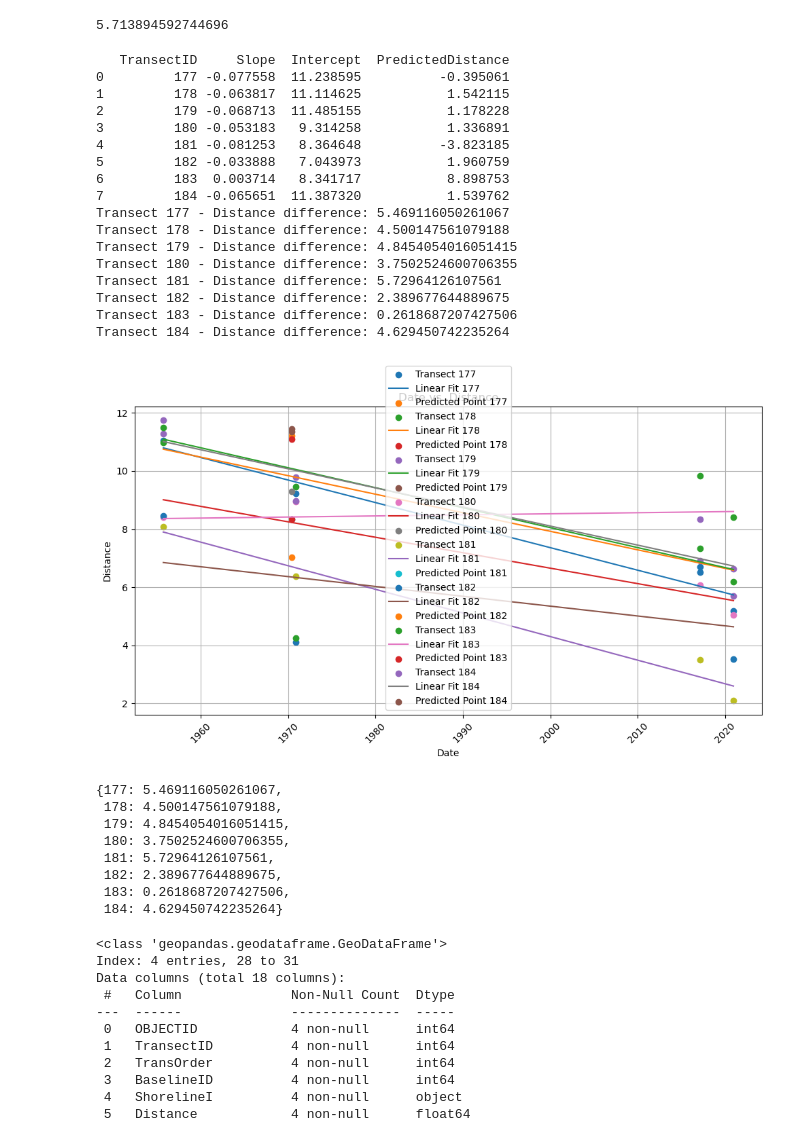
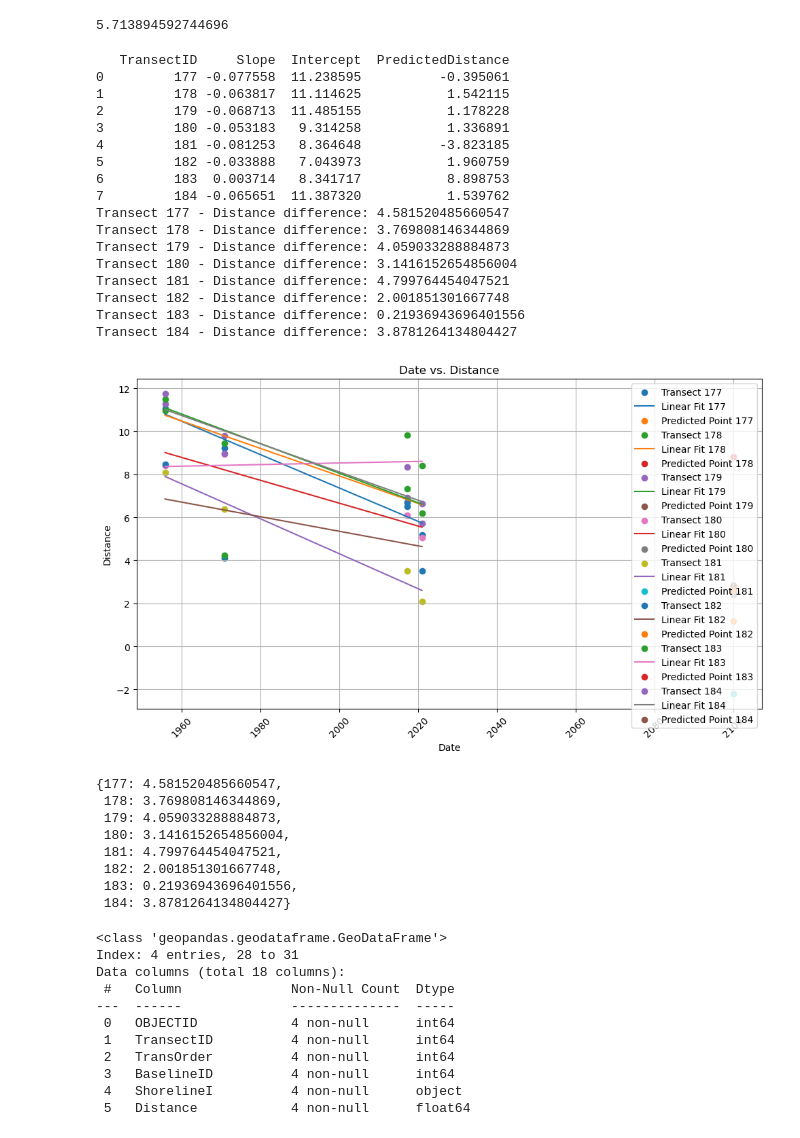
Before and after one commit to RNC-Research-Group/CliffErosion_Projections, a Jupyter notebook: Shoreline Projection Linear.ipynb, the cells around one changed output. Saved outputs shown, nothing was run; the diff lists cells and outputs as text; code cells hidden in the pictures.

```diff
--- a/Shoreline Projection Linear.ipynb
+++ b/Shoreline Projection Linear.ipynb
@@ -172,58 +172,58 @@ for group_name, group_data in grouped:
     predicted_distance_last_old = slope * numerical_last_old_date + intercept
 
     # Calculate the predicted distance for the target date
-    numerical_target_date = (pd.to_datetime('2100-01-01') - reference_date).days/365.25
+    numerical_target_date = (pd.to_datetime('2080') - reference_date).days #Why target date of 2100 in graph when this set to 2080
     predicted_distance_target = slope * numerical_target_date + intercept
 
     # Calculate the absolute difference between the predicted distances
     distance_difference = abs(predicted_distance_last_old - predicted_distance_target)
     distance_lookup[group_name] = distance_difference
 
     plt.scatter(group_data['Date'], group_data['Distance'], label=f'Transect {group_name}')
     plt.plot(group_data['Date'], slope * group_data['NumericalDate'] + intercept, label=f'Linear Fit {group_name}')
     plt.scatter(numerical_target_date, predicted_distance_target, label=f'Predicted Point {group_name}')
 
     print(f"Transect {group_name} - Distance difference: {distance_difference}")
 
 plt.xlabel('Date')
 plt.ylabel('Distance')
 plt.title('Date vs. Distance')
 plt.legend()
 plt.grid(True)
 plt.xticks(rotation=45)
 plt.tight_layout()
 
 plt.show()
 # %% [output]
    TransectID     Slope  Intercept  PredictedDistance
 0         177 -0.077558  11.238595          -0.395061
 1         178 -0.063817  11.114625           1.542115
 2         179 -0.068713  11.485155           1.178228
 3         180 -0.053183   9.314258           1.336891
 4         181 -0.081253   8.364648          -3.823185
 5         182 -0.033888   7.043973           1.960759
 6         183  0.003714   8.341717           8.898753
 7         184 -0.065651  11.387320           1.539762
-Transect 177 - Distance difference: 5.469116050261067
-Transect 178 - Distance difference: 4.500147561079188
-Transect 179 - Distance difference: 4.8454054016051415
-Transect 180 - Distance difference: 3.7502524600706355
-Transect 181 - Distance difference: 5.72964126107561
-Transect 182 - Distance difference: 2.389677644889675
-Transect 183 - Distance difference: 0.2618687207427506
-Transect 184 - Distance difference: 4.629450742235264
+Transect 177 - Distance difference: 4.581520485660547
+Transect 178 - Distance difference: 3.769808146344869
+Transect 179 - Distance difference: 4.059033288884873
+Transect 180 - Distance difference: 3.1416152654856004
+Transect 181 - Distance difference: 4.799764454047521
+Transect 182 - Distance difference: 2.001851301667748
+Transect 183 - Distance difference: 0.21936943696401556
+Transect 184 - Distance difference: 3.8781264134804427
-[figure, old version]
+[figure, new version]
 # %%
 distance_lookup
 # %% [output]
-{177: 5.469116050261067,
- 178: 4.500147561079188,
- 179: 4.8454054016051415,
- 180: 3.7502524600706355,
- 181: 5.72964126107561,
- 182: 2.389677644889675,
- 183: 0.2618687207427506,
- 184: 4.629450742235264}
+{177: 4.581520485660547,
+ 178: 3.769808146344869,
+ 179: 4.059033288884873,
+ 180: 3.1416152654856004,
+ 181: 4.799764454047521,
+ 182: 2.001851301667748,
+ 183: 0.21936943696401556,
+ 184: 3.8781264134804427}
 # %%
 print(group_data.info())
 # %% [output]
```
Also changed, not shown: parts of 1 cell of this notebook, 4 other files.
